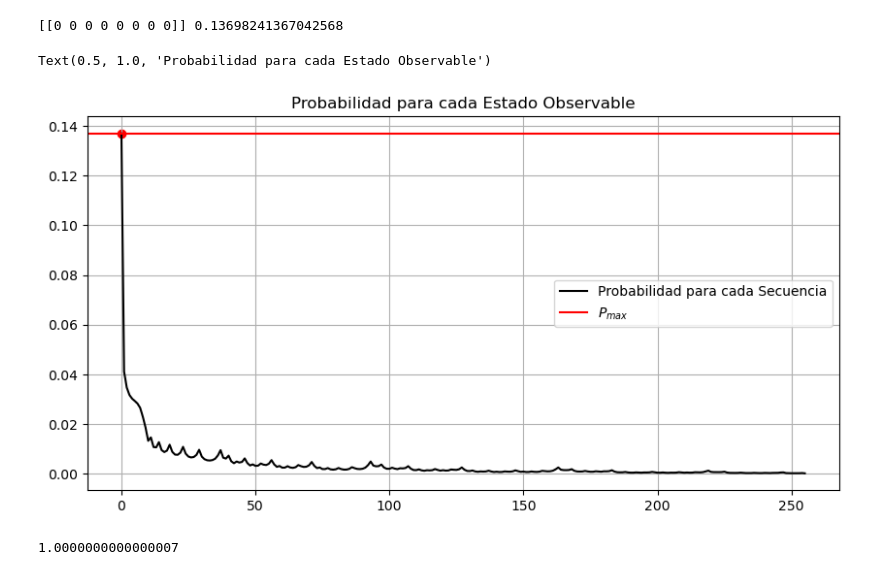
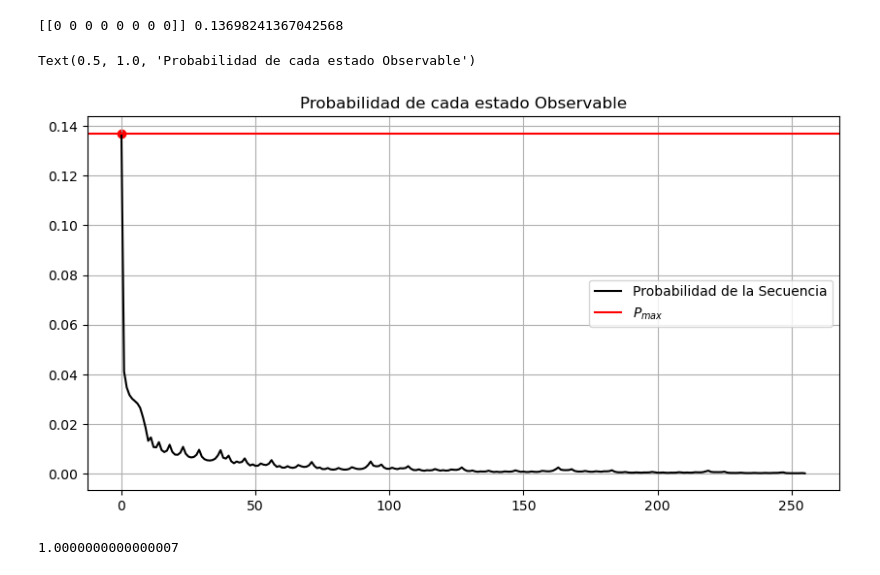
Before and after one commit to andresldm1/MetodosI_AndresLopezdeMesa_BryanAndresBallesteros, a Jupyter notebook: Parciales/Parcial 4/Hidden Markov models 1.ipynb, the cells around one changed output. Cells and saved outputs as stored; diff of their text form; code cells hidden in the pictures.

```diff
--- a/Parciales/Parcial 4/Hidden Markov models 1.ipynb
+++ b/Parciales/Parcial 4/Hidden Markov models 1.ipynb
@@ -177,15 +177,15 @@ print(ObsStates[iMax_o],pMax_o)
 # %%
 fig=plt.figure(figsize=(10,5))
 ax=fig.add_subplot()
-ax.plot(PObs,color='k',label="Probabilidad para cada Secuencia")
+ax.plot(PObs,color='k',label="Probabilidad de la Secuencia")
 ax.axhline(y=pMax_o,color="r",label="$P_{max}$")
 ax.scatter(iMax_o,pMax_o,color="r")
 ax.grid(axis='both')
 ax.legend()
-plt.title("Probabilidad para cada Estado Observable")
+plt.title("Probabilidad de cada estado Observable")
 # %% [output]
-Text(0.5, 1.0, 'Probabilidad para cada Estado Observable')
+Text(0.5, 1.0, 'Probabilidad de cada estado Observable')
-[figure, old version]
+[figure, new version]
 # %%
 np.sum(PObs)
 # %% [output]
```
